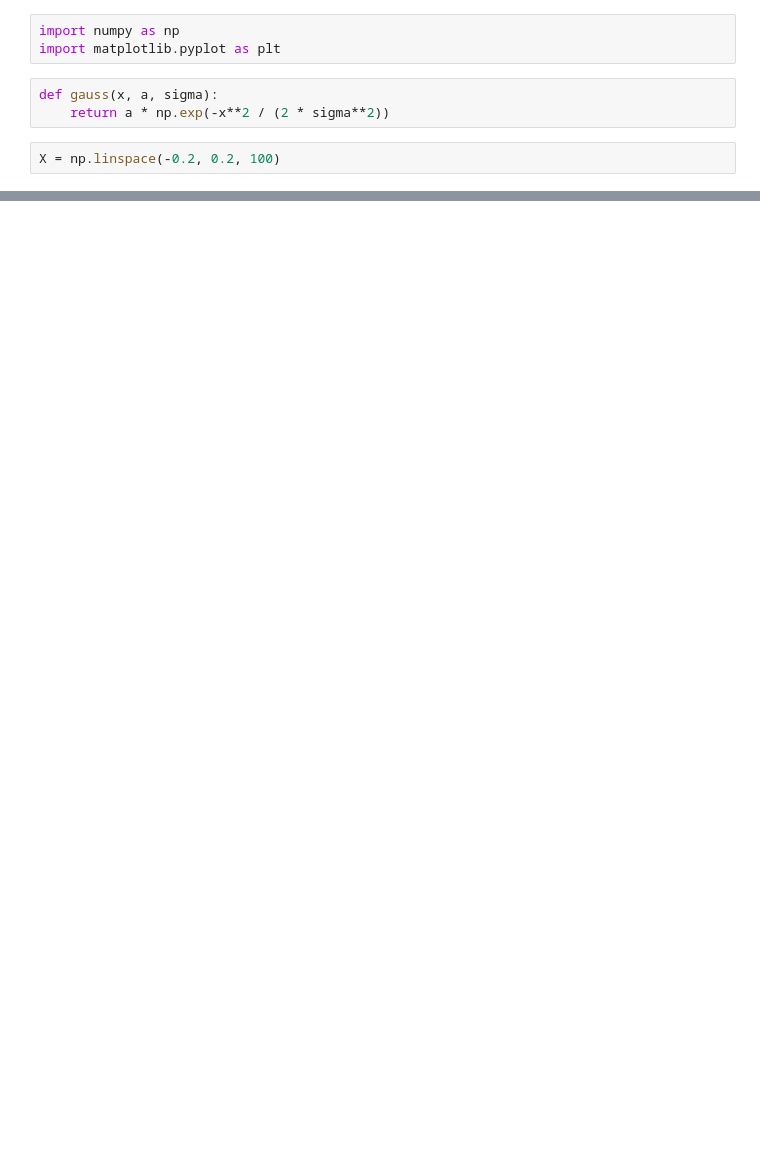
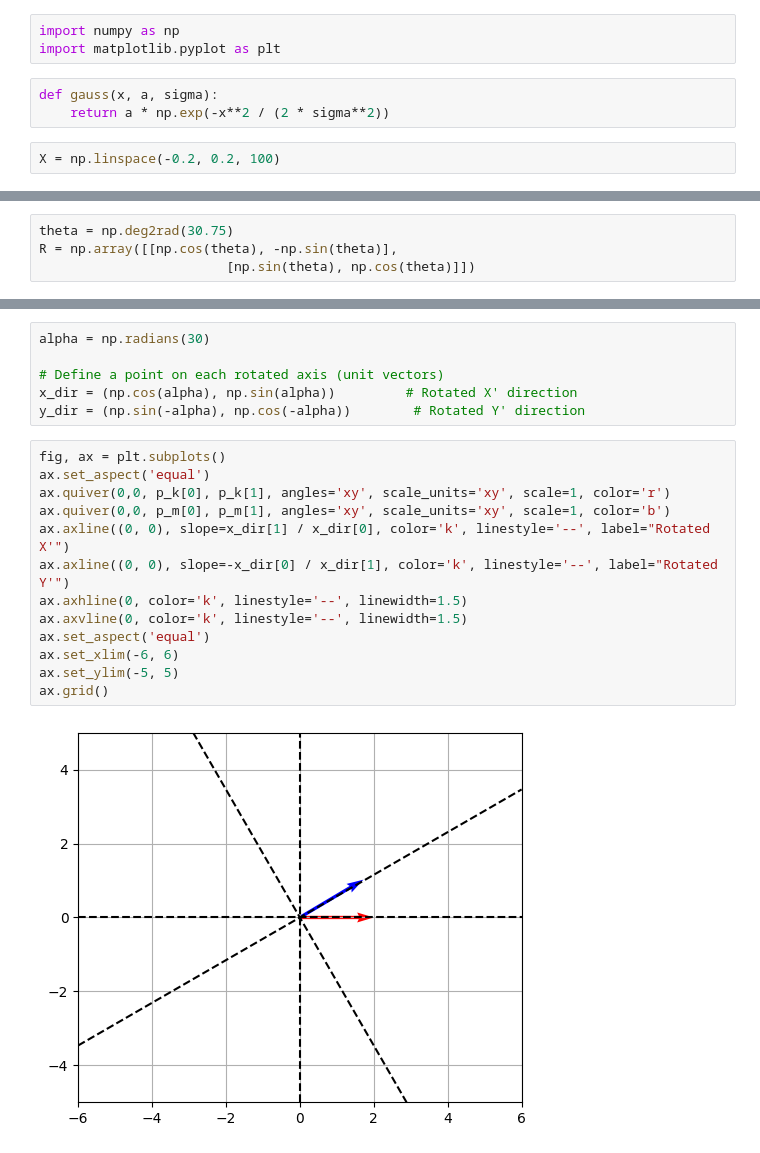
Before and after one commit to davidlackovic/paralelni-manipulator, a Jupyter notebook: pybullet/gauss.ipynb, the cells around one changed output, grey strips where cells are left out. Saved outputs shown, nothing was run; the diff lists cells and outputs as text; blank space fills up the shorter version.

```diff
--- a/pybullet/gauss.ipynb
+++ b/pybullet/gauss.ipynb
@@ -17,0 +20,4 @@ plt.axvline(x=0.18, color='k', linestyle='--')
+# %%
+theta = np.deg2rad(30.75)
+R = np.array([[np.cos(theta), -np.sin(theta)],
+                        [np.sin(theta), np.cos(theta)]])
@@ -17,0 +36,21 @@ plt.axvline(x=0.18, color='k', linestyle='--')
+# %%
+alpha = np.radians(30)
+
+# Define a point on each rotated axis (unit vectors)
+x_dir = (np.cos(alpha), np.sin(alpha))         # Rotated X' direction
+y_dir = (np.sin(-alpha), np.cos(-alpha))        # Rotated Y' direction
+# %%
+fig, ax = plt.subplots()
+ax.set_aspect('equal')
+ax.quiver(0,0, p_k[0], p_k[1], angles='xy', scale_units='xy', scale=1, color='r')
+ax.quiver(0,0, p_m[0], p_m[1], angles='xy', scale_units='xy', scale=1, color='b')
+ax.axline((0, 0), slope=x_dir[1] / x_dir[0], color='k', linestyle='--', label="Rotated X'")
+ax.axline((0, 0), slope=-x_dir[0] / x_dir[1], color='k', linestyle='--', label="Rotated Y'")
+ax.axhline(0, color='k', linestyle='--', linewidth=1.5)
+ax.axvline(0, color='k', linestyle='--', linewidth=1.5)
+ax.set_aspect('equal')
+ax.set_xlim(-6, 6)
+ax.set_ylim(-5, 5)
+ax.grid()
+# %% [output]
+[figure, added]
```
Also changed, not shown: parts of 3 cells of this notebook, 31 other files.
